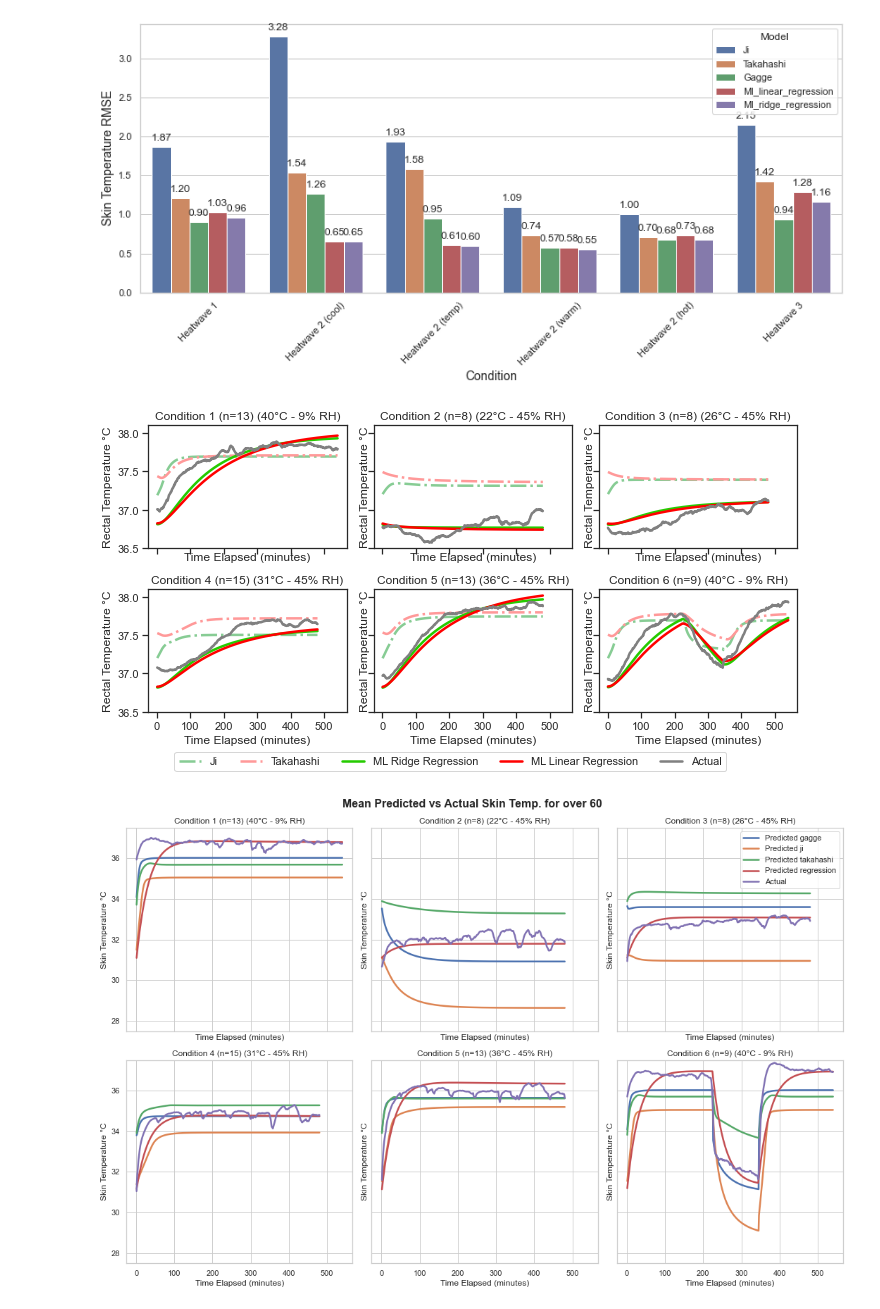
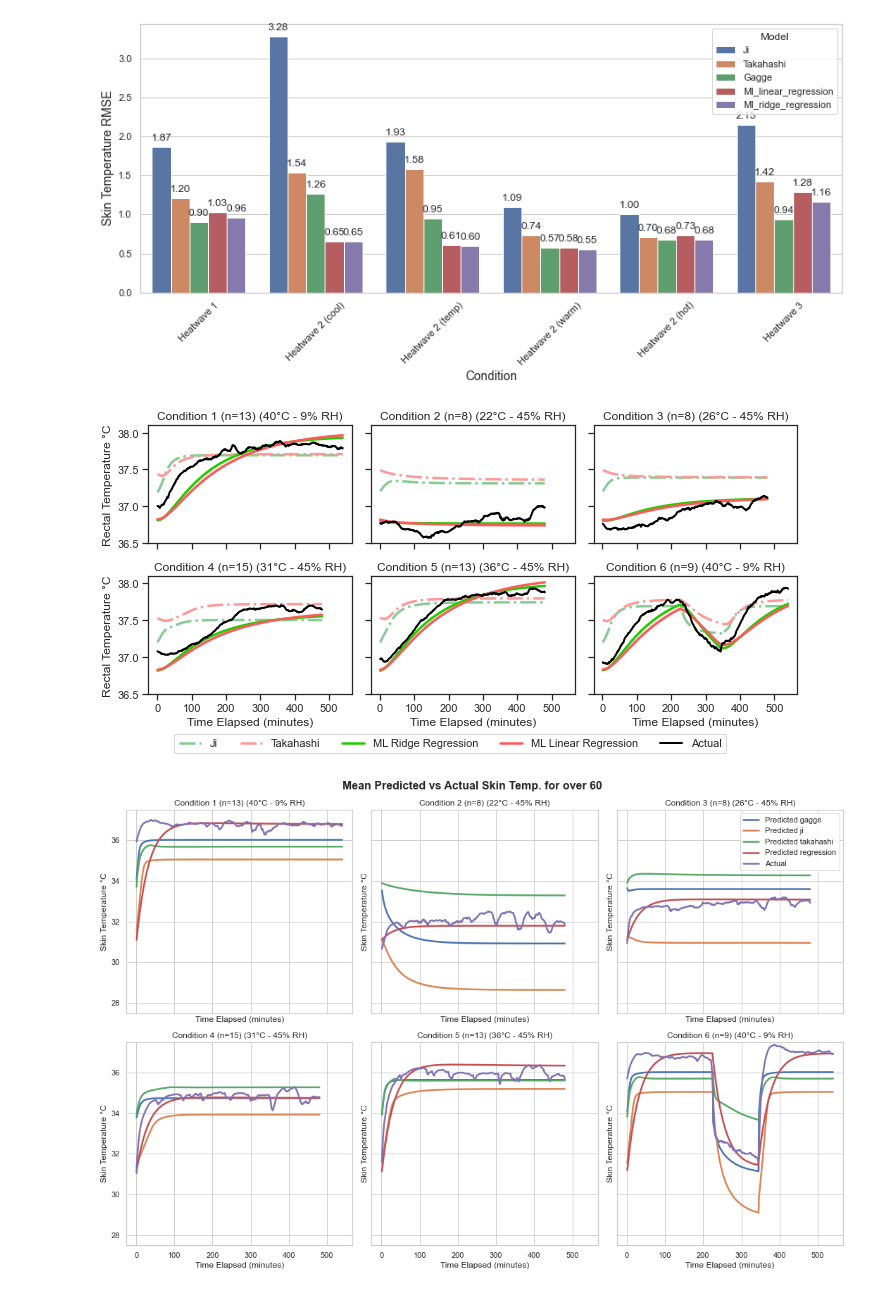
Before and after one commit to climate-ethos/core-temperature-modelling, a Jupyter notebook: results-analysis.ipynb, the cells around one changed output. Saved outputs shown, nothing was run; the diff lists cells and outputs as text; code cells hidden in the pictures.

Commit message:
Improved graph

```diff
--- a/results-analysis.ipynb
+++ b/results-analysis.ipynb
@@ -301,7 +302,7 @@ models = [
 ]
 
 sns.set(style="ticks")
-sns.set_palette(sns.color_palette(['#87CC94', '#FF9999', '#25CB00', '#FF0000']))
+sns.set_palette(sns.color_palette(['#87CC94', '#FF9999', '#25CB00', '#FF5A5A']))
 
 import matplotlib.pyplot as plt
 import numpy as np
@@ -340,40 +341,49 @@ for idx, sample in enumerate(samples):
 
             # Append the line handle and label to the lists
             if idx == 0:
                 handles.append(line)
         else:
             print(f"Column {model_column} not found in {study} {condition} dataframe.")
 
     # Plotting the actual data
-    line, = axs[idx].plot(sample_grouped.index, sample_grouped.tre_int, linewidth=2.5, color="grey")
+    line, = axs[idx].plot(sample_grouped.index, sample_grouped.tre_int, linewidth=2, color="black")
     if idx == 0:
         handles.append(line)
 
     # Setting title, limits and labels
     axs[idx].set_title('Condition {} (n={}) ({}°C - {}% RH)'.format(
         idx+1, len(sample.id_all.unique()), sample.ta_set.iloc[0], sample.rh_set.iloc[0]
     ))
     axs[idx].set_ylim(36.5, 38.1)
-    axs[idx].set_ylabel("Rectal Temperature °C")
-    axs[idx].set_xlabel("Time Elapsed (minutes)")
+    # Remove y-axis labels except for the far left two subplots
+    if idx % cols != 0:
+        axs[idx].set_ylabel("")
+    else:
+        axs[idx].set_ylabel("Rectal Temperature °C")
+
+    # Remove x-axis labels except for the bottom three subplots
+    if idx < (rows - 1) * cols:
+        axs[idx].set_xlabel("")
+    else:
+        axs[idx].set_xlabel("Time Elapsed (minutes)")
 
 # Handling unused subplots
 for idx_unused in range(len(samples), rows*cols):
     fig.delaxes(axs[idx_unused])
 
 # Create a single legend using the handles and labels from the first subplot
-fig.legend(handles, labels, loc='lower center', bbox_to_anchor=(0.5, -0.05), ncol=5)
+fig.legend(handles, labels, loc='lower center', bbox_to_anchor=(0.5, 0), ncol=5)
 
 # Adjust layout for better visualization
-plt.tight_layout(rect=[0, 0, 1, 1])  # Adjust the rect parameter to make space for the legend
+plt.tight_layout(rect=[0, 0.05, 1, 1])  # Adjust the rect parameter to make space for the legend
 
 # Save figure with higher DPI
-plt.savefig("figures/rectal_line_chart.pdf", format='pdf', dpi=300)
+plt.savefig("figures/rectal_line_chart.svg", format='svg', dpi=300)
 
 # Show the plot
 plt.show()
 # %% [output]
-[figure, old version]
+[figure, new version]
 # %%
 import matplotlib.pyplot as plt
 import numpy as np
```
Also changed, not shown: parts of 2 cells of this notebook.
